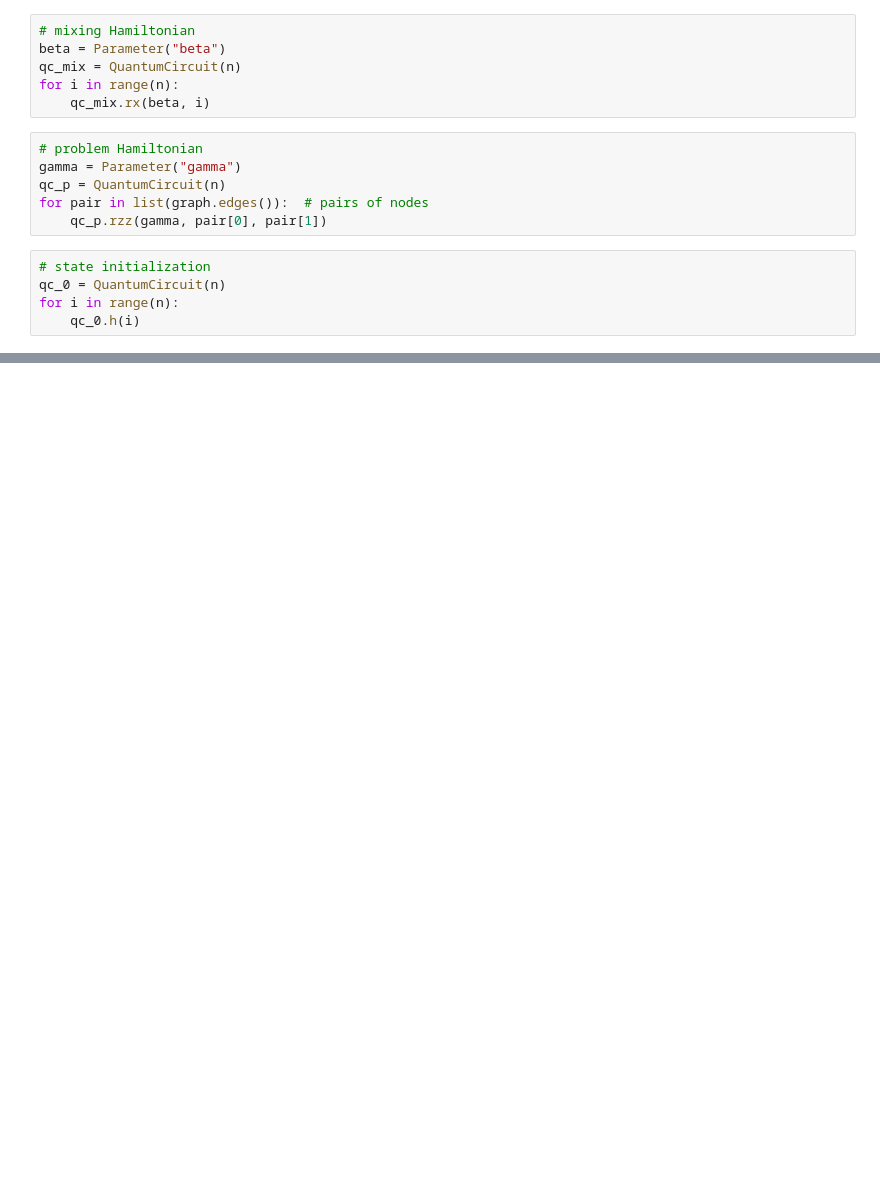
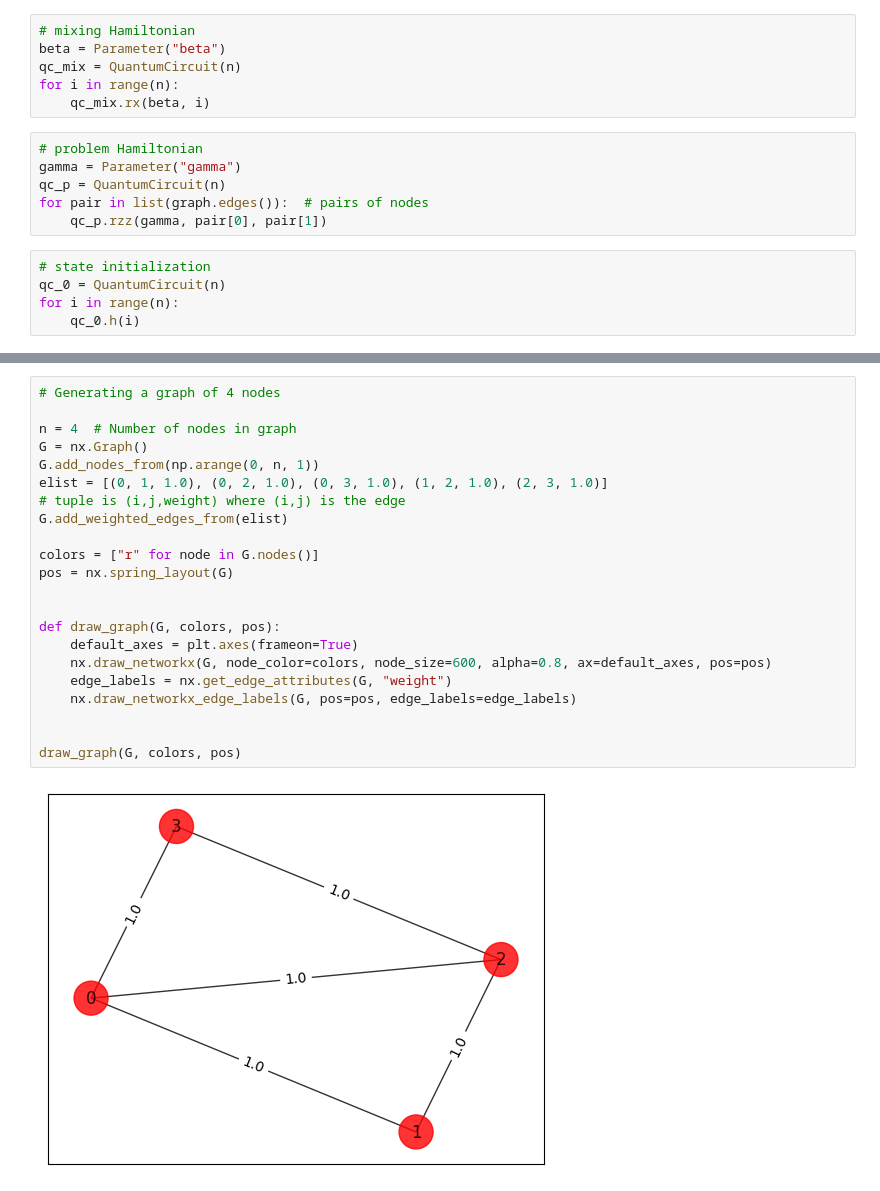
Before and after one commit to LINKS-Foundation-CPE/Hes-SO-quantum-course-2025, a Jupyter notebook: QAOA_qiskit.ipynb, the cells around one changed output, grey strips where cells are left out. Saved outputs shown, nothing was run; the diff lists cells and outputs as text; blank space fills up the shorter version.

```diff
--- a/QAOA_qiskit.ipynb
+++ b/QAOA_qiskit.ipynb
@@ -172,0 +718,24 @@ for sol in sorted(counts, key=counts.get, reverse=True):
+# %%
+# Generating a graph of 4 nodes
+
+n = 4  # Number of nodes in graph
+G = nx.Graph()
+G.add_nodes_from(np.arange(0, n, 1))
+elist = [(0, 1, 1.0), (0, 2, 1.0), (0, 3, 1.0), (1, 2, 1.0), (2, 3, 1.0)]
+# tuple is (i,j,weight) where (i,j) is the edge
+G.add_weighted_edges_from(elist)
+
+colors = ["r" for node in G.nodes()]
+pos = nx.spring_layout(G)
+
+
+def draw_graph(G, colors, pos):
+    default_axes = plt.axes(frameon=True)
+    nx.draw_networkx(G, node_color=colors, node_size=600, alpha=0.8, ax=default_axes, pos=pos)
+    edge_labels = nx.get_edge_attributes(G, "weight")
+    nx.draw_networkx_edge_labels(G, pos=pos, edge_labels=edge_labels)
+
+
+draw_graph(G, colors, pos)
+# %% [output]
+[figure, added]
```
Also changed, not shown: parts of 54 cells of this notebook, 1 other file.
